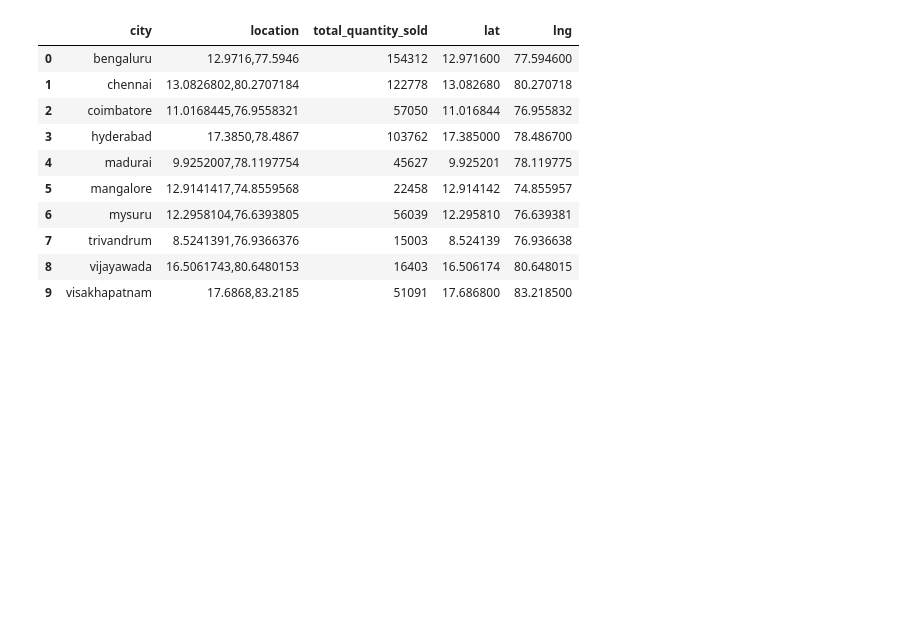
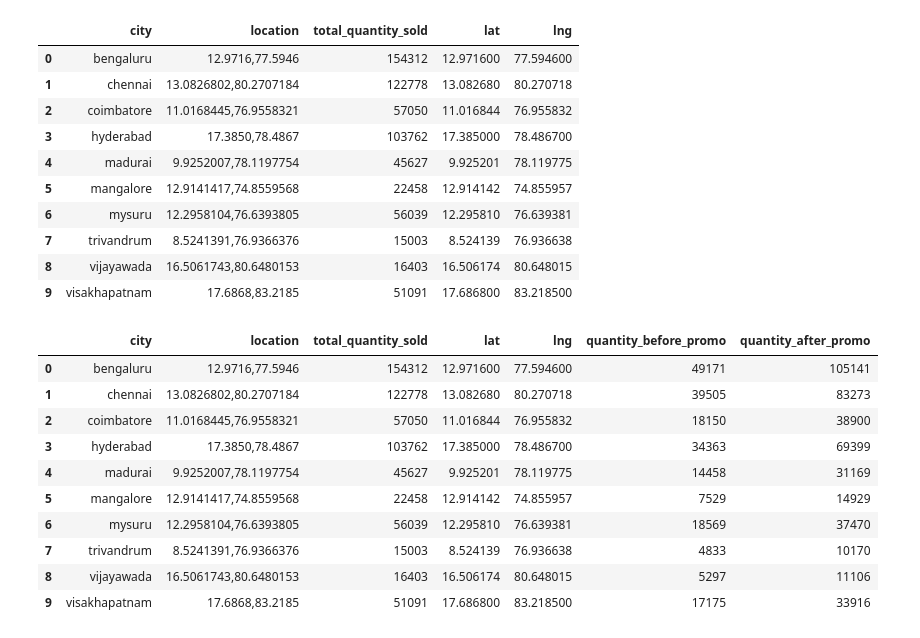
Before and after one commit to Vasista03/-Vasista--Analyse-Promotions-and-Provide-Tangible-Insights-to-Sales-Director, a Jupyter notebook: cleaning.ipynb, the cells around one changed output. Cells and saved outputs as stored; diff of their text form; code cells hidden in the pictures; blank space fills up the shorter version.

```diff
--- a/cleaning.ipynb
+++ b/cleaning.ipynb
@@ -208,13 +333,3 @@ event_data
 | 1498 | e5d28d | STVSK-0 | CAMP_SAN_01 | P13 | 350 | BOGOF | 73 | ... |
 | 1499 | 4d22d1 | STBLR-9 | CAMP_SAN_01 | P12 | 62 | 50% OFF | 52 | ... |
 1500 rows × 9 columns
-# %%
-def clean_data(event_data):
-    # Drop column: 'city_y'
-    event_data = event_data.drop(columns=['city_y'])
-    # Drop column: 'city_x'
-    event_data = event_data.drop(columns=['city_x'])
-    return event_data
-
-event_data_clean = clean_data(event_data.copy())
-event_data_clean.head()
@@ -223,3 +336,5 @@ KeyError: "['city_y'] not found in axis"
+# %%
+event_data_clean=event_data_clean
 # %%
 total_quantity_sold = event_data_clean['quantity_sold(before_promo)'] + event_data_clean['quantity_sold(after_promo)']
 event_data_clean['total_quantity_sold'] = total_quantity_sold
@@ -269,4 +401,7 @@ city_name_map = {
 city_coords['name_of_city'] = city_coords['name_of_city'].replace(city_name_map)
+# %%
+# --- Step 2: Drop duplicates caused by merging same-city variants ---
+city_coords = city_coords.drop_duplicates(subset='name_of_city', keep='first').reset_index(drop=True)
 # %%
 # --- Step 2: Merge city coordinates with event data ---
 merged_data = pd.merge(
@@ -347,3 +469,37 @@ fig.update_geos(
 )
 
 fig.show()
+# %%
+# Step 1: Aggregate quantity before and after sale per city
+city_quantities = event_data_clean.groupby('city', as_index=False)[
+    ['quantity_sold(before_promo)', 'quantity_sold(after_promo)']
+].sum()
+
+# Optional: rename columns to simpler names
+city_quantities.rename(columns={
+    'quantity_sold(before_promo)': 'quantity_before_promo',
+    'quantity_sold(after_promo)': 'quantity_after_promo'
+}, inplace=True)
+
+# Step 2: Merge with city_sales
+city_sales = pd.merge(
+    city_sales,
+    city_quantities,
+    on='city',
+    how='left'
+)
+
+# Check result
+city_sales
+# %% [output]
+|  | city | location | total_quantity_sold | lat | lng | quantity_before_promo | quantity_after_promo |
+| 0 | bengaluru | 12.9716,77.5946 | 154312 | 12.971600 | 77.594600 | 49171 | 105141 |
+| 1 | chennai | 13.0826802,80.2707184 | 122778 | 13.082680 | 80.270718 | 39505 | 83273 |
+| 2 | coimbatore | 11.0168445,76.9558321 | 57050 | 11.016844 | 76.955832 | 18150 | 38900 |
+| 3 | hyderabad | 17.3850,78.4867 | 103762 | 17.385000 | 78.486700 | 34363 | 69399 |
+| 4 | madurai | 9.9252007,78.1197754 | 45627 | 9.925201 | 78.119775 | 14458 | 31169 |
+| 5 | mangalore | 12.9141417,74.8559568 | 22458 | 12.914142 | 74.855957 | 7529 | 14929 |
+| 6 | mysuru | 12.2958104,76.6393805 | 56039 | 12.295810 | 76.639381 | 18569 | 37470 |
+| 7 | trivandrum | 8.5241391,76.9366376 | 15003 | 8.524139 | 76.936638 | 4833 | 10170 |
+| 8 | vijayawada | 16.5061743,80.6480153 | 16403 | 16.506174 | 80.648015 | 5297 | 11106 |
+| 9 | visakhapatnam | 17.6868,83.2185 | 51091 | 17.686800 | 83.218500 | 17175 | 33916 |
```
Also changed, not shown: parts of 88 cells of this notebook, 3 other files.
